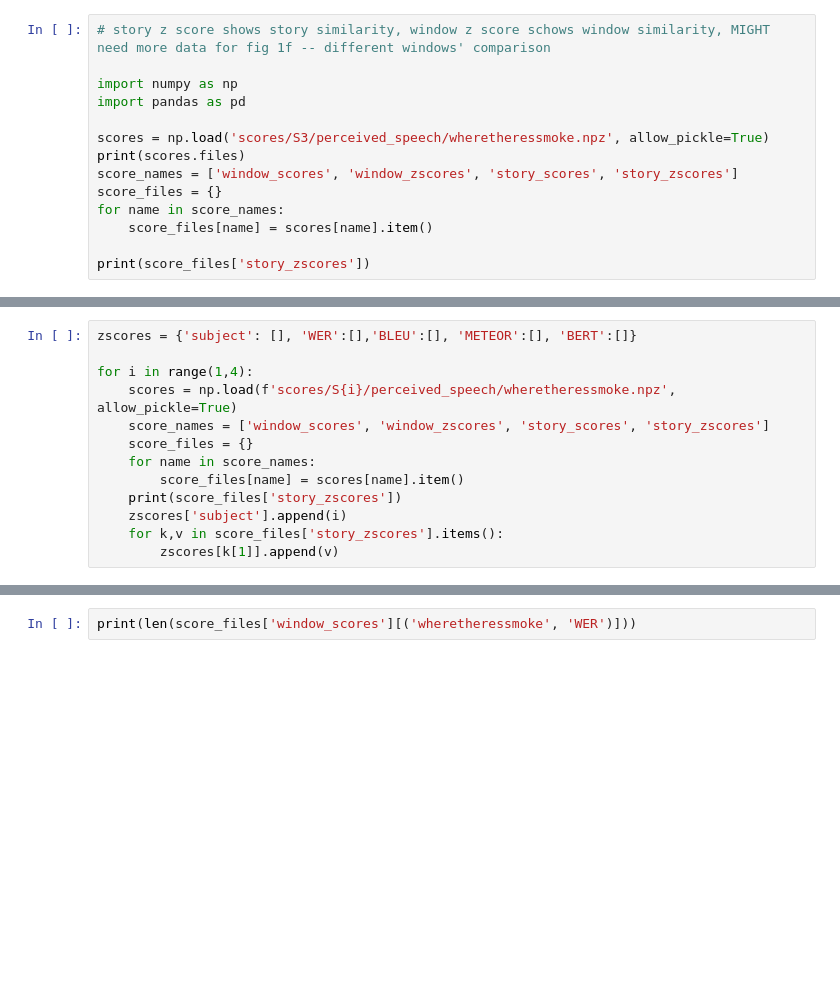
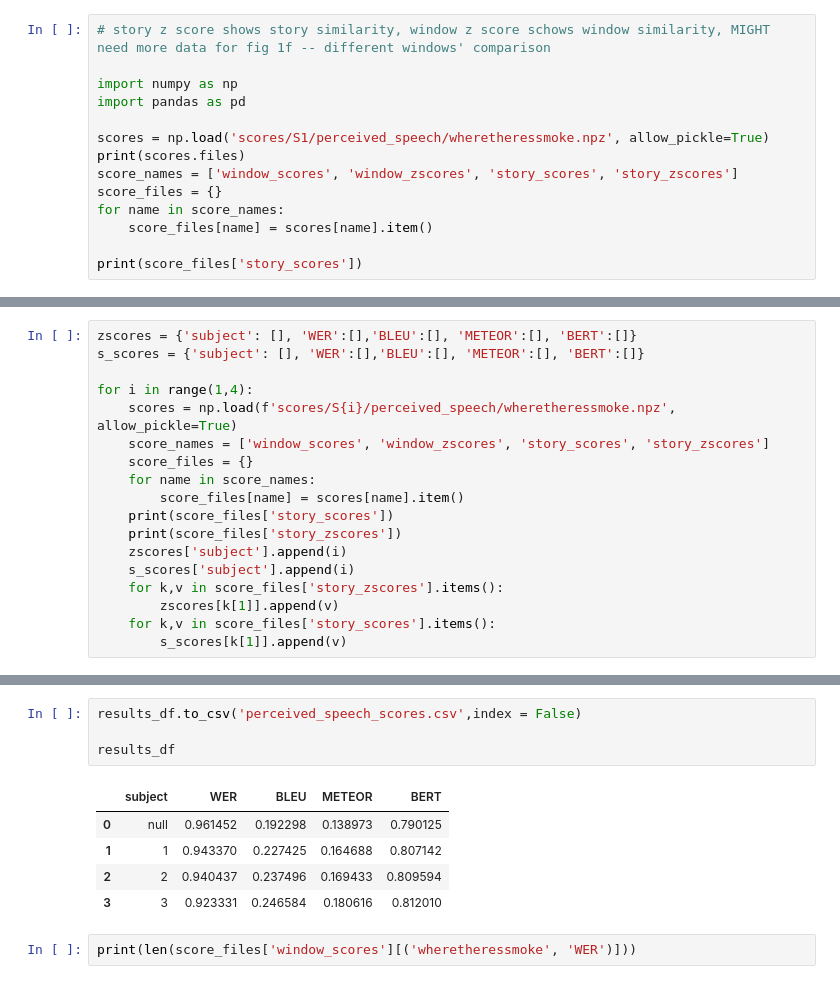
Before and after one commit to imranson/semantic-decoding, a Jupyter notebook: decoding/temp/explore_eval_perceived_speech.ipynb, the cells around one changed output, grey strips where cells are left out. Drawn from its saved outputs; the diff is of its cells as text; blank space fills up the shorter version.

Commit message:
perceived speech results generated, 2 sets

```diff
--- a/decoding/temp/explore_eval_perceived_speech.ipynb
+++ b/decoding/temp/explore_eval_perceived_speech.ipynb
@@ -4,13 +4,13 @@
 import numpy as np
 import pandas as pd
 
-scores = np.load('scores/S3/perceived_speech/wheretheressmoke.npz', allow_pickle=True)
+scores = np.load('scores/S1/perceived_speech/wheretheressmoke.npz', allow_pickle=True)
 print(scores.files)
 score_names = ['window_scores', 'window_zscores', 'story_scores', 'story_zscores']
 score_files = {}
 for name in score_names:
     score_files[name] = scores[name].item()
 
-print(score_files['story_zscores'])
+print(score_files['story_scores'])
 # %% [output]
 ['window_scores', 'window_zscores', 'story_scores', 'story_zscores']
@@ -18,5 +18,6 @@ print(score_files['story_zscores'])
 # %%
 zscores = {'subject': [], 'WER':[],'BLEU':[], 'METEOR':[], 'BERT':[]}
+s_scores = {'subject': [], 'WER':[],'BLEU':[], 'METEOR':[], 'BERT':[]}
 
 for i in range(1,4):
     scores = np.load(f'scores/S{i}/perceived_speech/wheretheressmoke.npz', allow_pickle=True)
@@ -24,8 +25,12 @@ for i in range(1,4):
     score_files = {}
     for name in score_names:
         score_files[name] = scores[name].item()
+    print(score_files['story_scores'])
     print(score_files['story_zscores'])
     zscores['subject'].append(i)
+    s_scores['subject'].append(i)
     for k,v in score_files['story_zscores'].items():
         zscores[k[1]].append(v)
+    for k,v in score_files['story_scores'].items():
+        s_scores[k[1]].append(v)
 # %% [output]
@@ -43,3 +240,13 @@ results_df
+# %%
+results_df.to_csv('perceived_speech_scores.csv',index = False)
+
+results_df
+# %% [output]
+|  | subject | WER | BLEU | METEOR | BERT |
+| 0 | null | 0.961452 | 0.192298 | 0.138973 | 0.790125 |
+| 1 | 1 | 0.943370 | 0.227425 | 0.164688 | 0.807142 |
+| 2 | 2 | 0.940437 | 0.237496 | 0.169433 | 0.809594 |
+| 3 | 3 | 0.923331 | 0.246584 | 0.180616 | 0.812010 |
 # %%
 print(len(score_files['window_scores'][('wheretheressmoke', 'WER')]))
 # %% [output]
```
Also changed, not shown: parts of 6 cells of this notebook, 2 other files.
